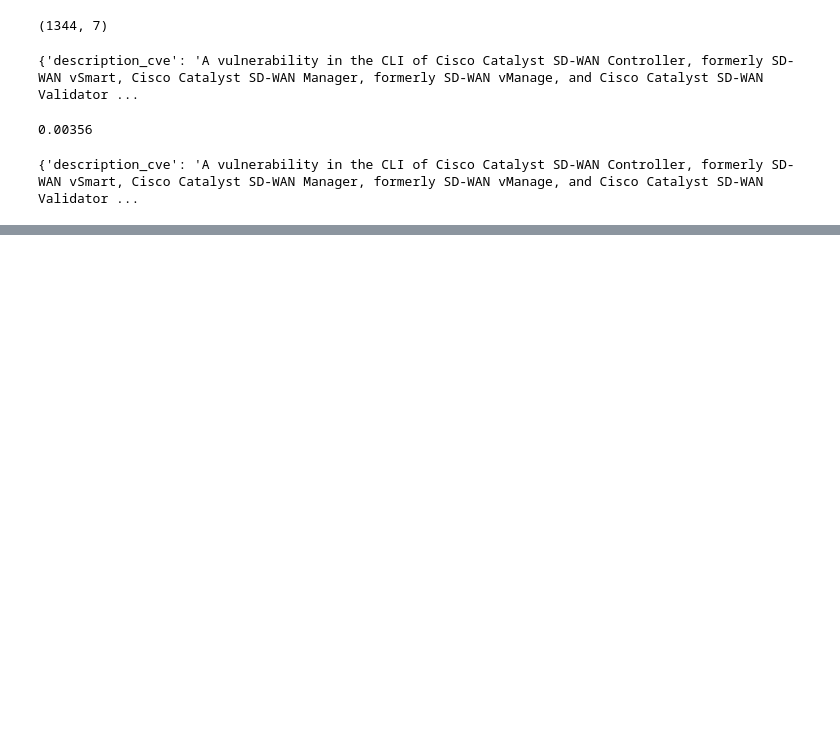
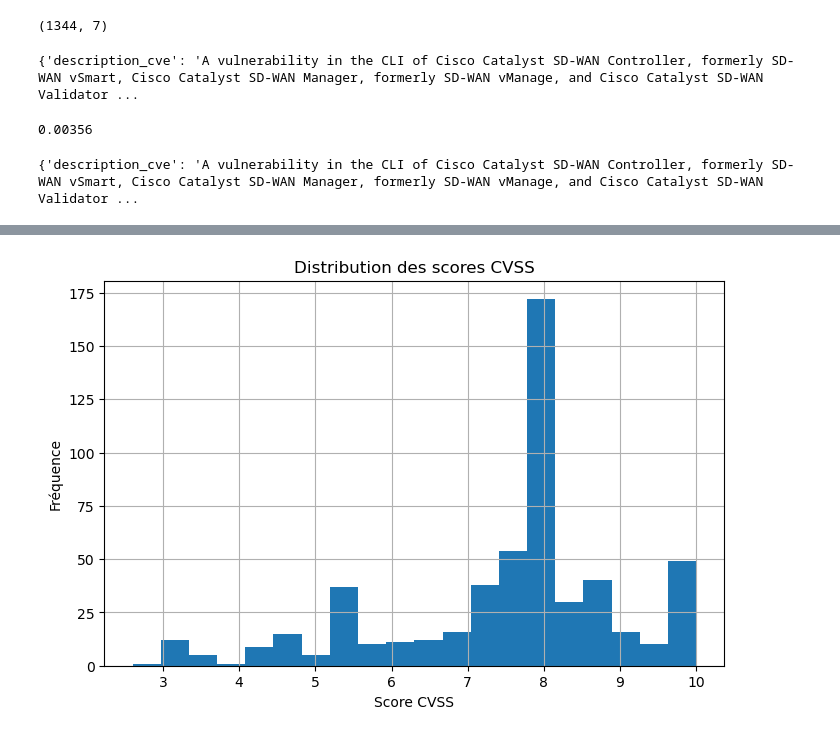
Before and after one commit to Yuushi000/Mastercamp_TD_Final_note, a Jupyter notebook: MC_TD_Final.ipynb, the cells around one changed output, grey strips where cells are left out. Cells and saved outputs as stored; diff of their text form; code cells hidden in the pictures; blank space fills up the shorter version.

```diff
--- a/MC_TD_Final.ipynb
+++ b/MC_TD_Final.ipynb
@@ -321,0 +497,15 @@ Enrichissement de : CVE-2026-8045
+# %%
+#Distribution des scores CVSS
+plt.figure(figsize=(8,5))
+
+df_final_consolide["cvss"].dropna().hist(
+    bins=20
+)
+
+plt.title("Distribution des scores CVSS")
+plt.xlabel("Score CVSS")
+plt.ylabel("Fréquence")
+
+plt.show()
+# %% [output]
+[figure, added]
```
Also changed, not shown: parts of 13 cells of this notebook, 2 other files.
